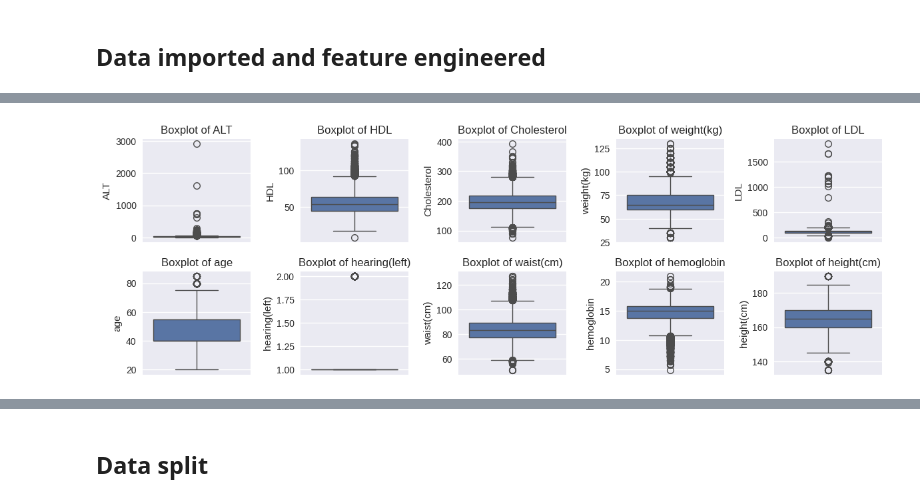
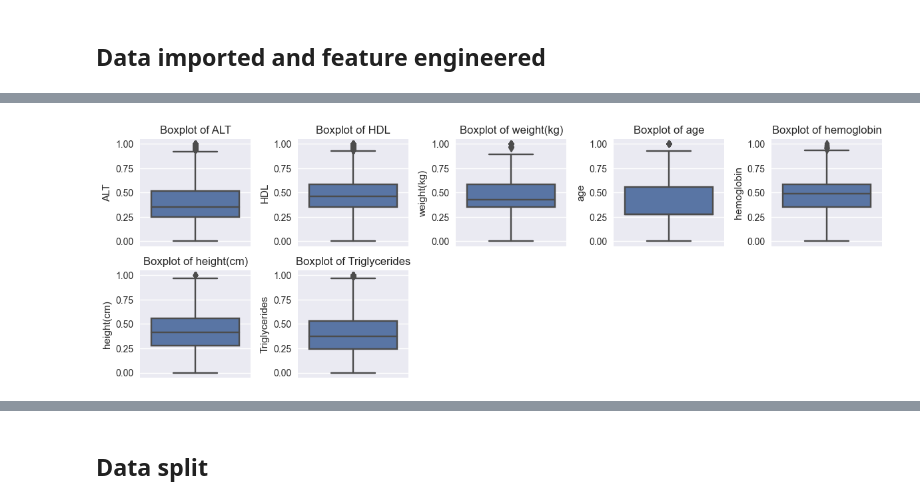
Before and after one commit to AhmedZakiAmer/Smoking_Analysis, a Jupyter notebook: FinalModel.ipynb, the cells around one changed output, grey strips where cells are left out. Drawn from its saved outputs; the diff is of its cells as text; code cells hidden in the pictures.

```diff
--- a/FinalModel.ipynb
+++ b/FinalModel.ipynb
@@ -18,7 +18,7 @@ pd.set_option('display.max_columns', None)
 # %% [markdown]
 ## Data imported and feature engineered
 # %%
-filename = 'Ndata.csv'
+filename = 'output.csv'
 data = pd.read_csv(filename)
 data.rename(columns={data.columns[0]: "id"}, inplace=True)
 pd.set_option('display.max_columns', None) # To show all columns
@@ -69,14 +35,15 @@ dtype: int64
 # %%
-numerical_cols = ['ALT', 'HDL', 'Cholesterol', 'weight(kg)', 'LDL', 'age', 'hearing(left)', 'waist(cm)', 'hemoglobin', 'height(cm)']
+numerical_cols = ['ALT', 'HDL', 'weight(kg)', 'age', 'hemoglobin', 'height(cm)', 'Triglycerides']
+# ['ALT', 'HDL', 'Cholesterol', 'weight(kg)', 'LDL', 'age', 'hearing(left)', 'waist(cm)', 'hemoglobin', 'height(cm)']
 
 plt.figure(figsize=(12, 10))
 for i, col in enumerate(numerical_cols, 1):
     plt.subplot(5, 5, i)
     sns.boxplot(y=data[col])
     plt.title(f'Boxplot of {col}')
     plt.tight_layout()
 
 plt.show()
 # %% [output]
-[figure, old version]
+[figure, new version]
 # %%
```
Also changed, not shown: parts of 9 cells of this notebook, 2 other files.
